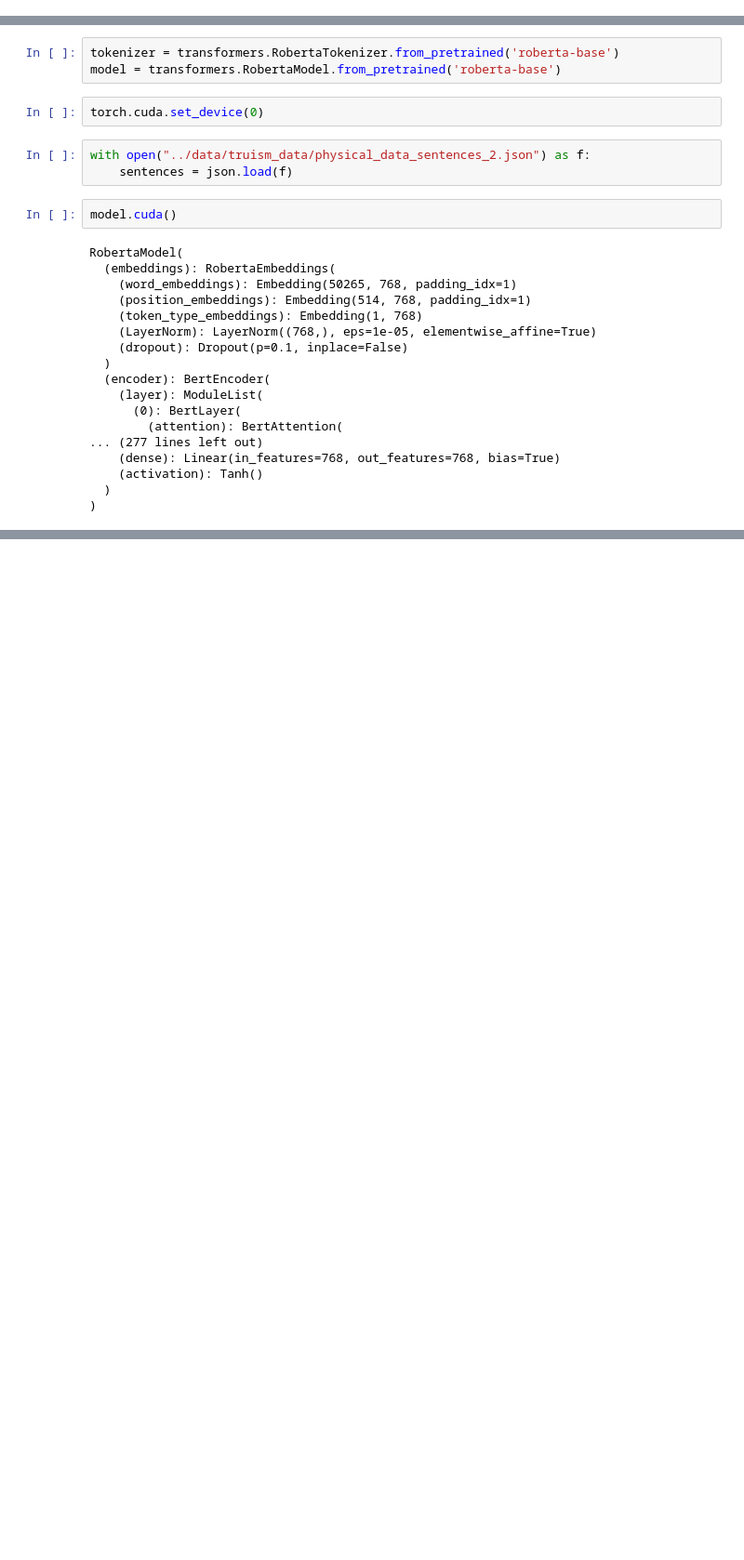
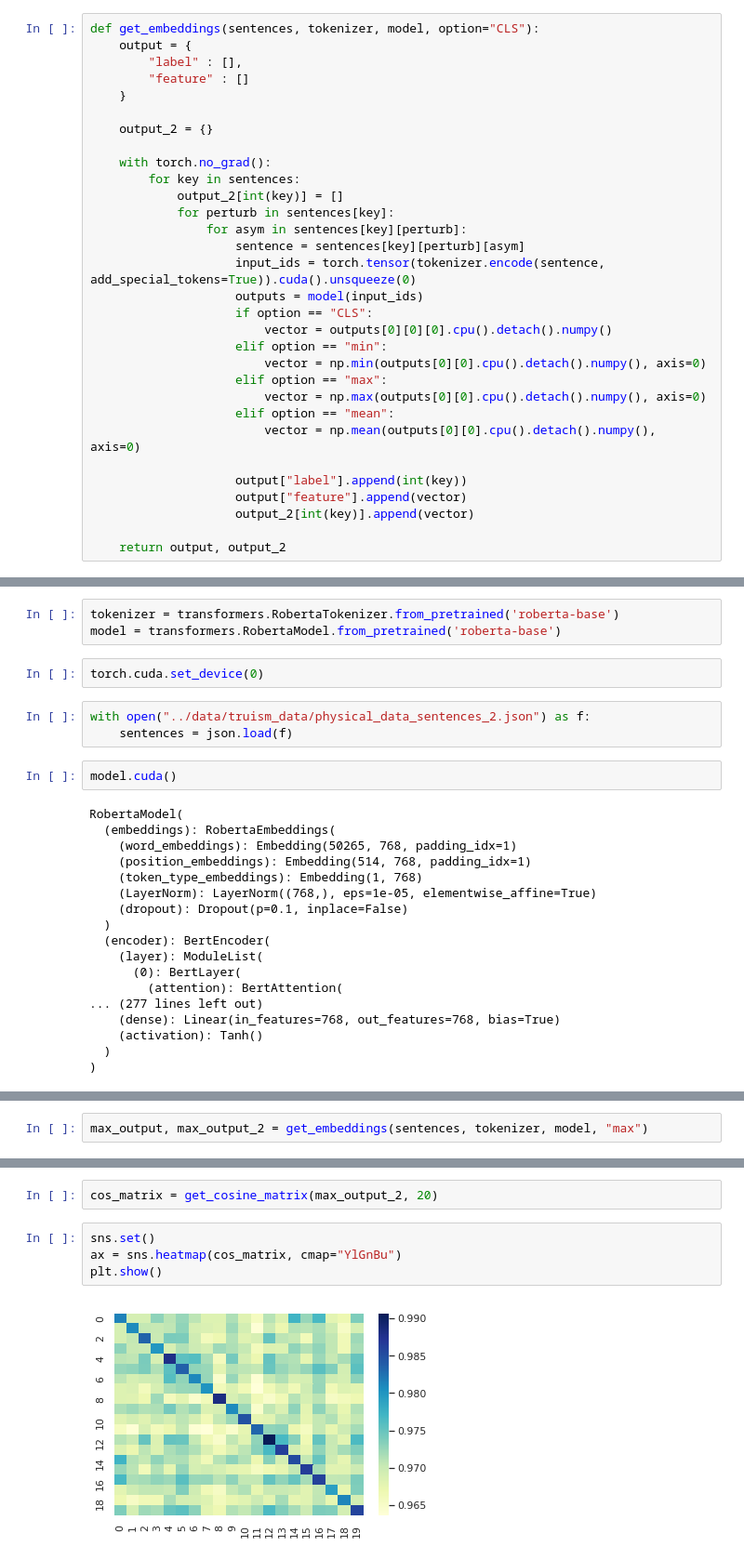
Before and after one commit to shaoxia57/common_sense_embedding_analysis, a Jupyter notebook: interpret/Clustering_of_Logical_Sets.ipynb, the cells around one changed output, grey strips where cells are left out. Shown: that part at 93% size. Cells and saved outputs as stored; diff of their text form; blank space fills up the shorter version.

```diff
--- a/interpret/Clustering_of_Logical_Sets.ipynb
+++ b/interpret/Clustering_of_Logical_Sets.ipynb
@@ -4,0 +10,31 @@ import json
+# %%
+def get_embeddings(sentences, tokenizer, model, option="CLS"):
+    output = {
+        "label" : [],
+        "feature" : []
+    }
+
+    output_2 = {}
+
+    with torch.no_grad():
+        for key in sentences:
+            output_2[int(key)] = []
+            for perturb in sentences[key]:
+                for asym in sentences[key][perturb]:
+                    sentence = sentences[key][perturb][asym]
+                    input_ids = torch.tensor(tokenizer.encode(sentence, add_special_tokens=True)).cuda().unsqueeze(0)
+                    outputs = model(input_ids)
+                    if option == "CLS":
+                        vector = outputs[0][0][0].cpu().detach().numpy()
+                    elif option == "min":
+                        vector = np.min(outputs[0][0].cpu().detach().numpy(), axis=0)
+                    elif option == "max":
+                        vector = np.max(outputs[0][0].cpu().detach().numpy(), axis=0)
+                    elif option == "mean":
+                        vector = np.mean(outputs[0][0].cpu().detach().numpy(), axis=0)
+
+                    output["label"].append(int(key))
+                    output["feature"].append(vector)
+                    output_2[int(key)].append(vector)
+
+    return output, output_2
@@ -108,0 +141,2 @@ plt.show()
+# %%
+max_output, max_output_2 = get_embeddings(sentences, tokenizer, model, "max")
@@ -108,0 +151,8 @@ plt.show()
+# %%
+cos_matrix = get_cosine_matrix(max_output_2, 20)
+# %%
+sns.set()
+ax = sns.heatmap(cos_matrix, cmap="YlGnBu")
+plt.show()
+# %% [output]
+[figure, added]
```
Also changed, not shown: parts of 33 cells of this notebook.
